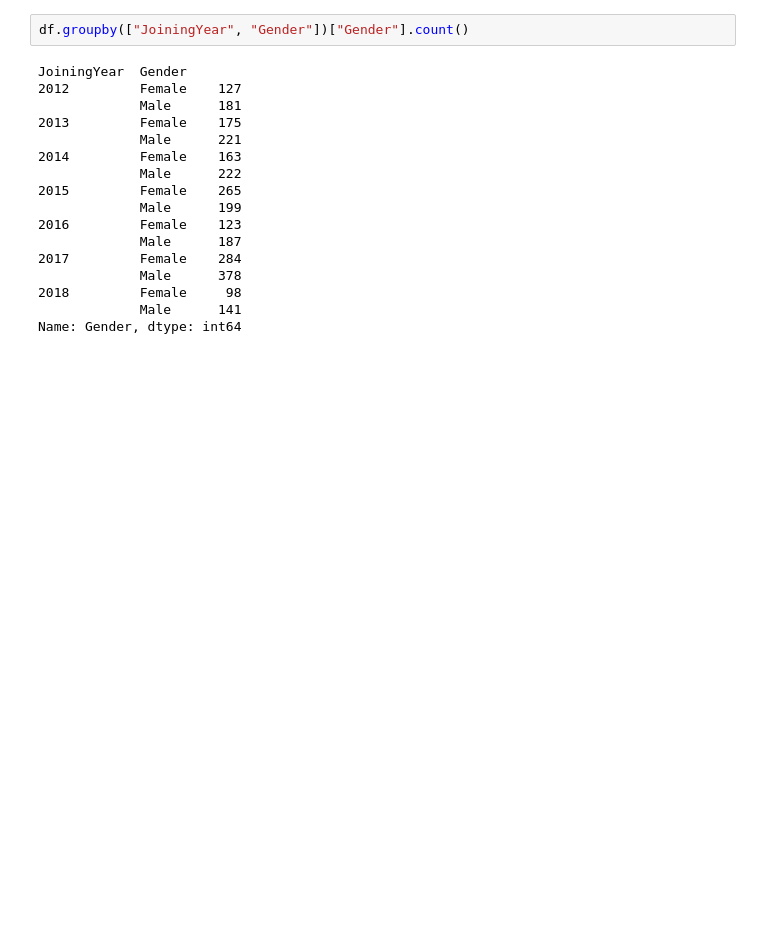
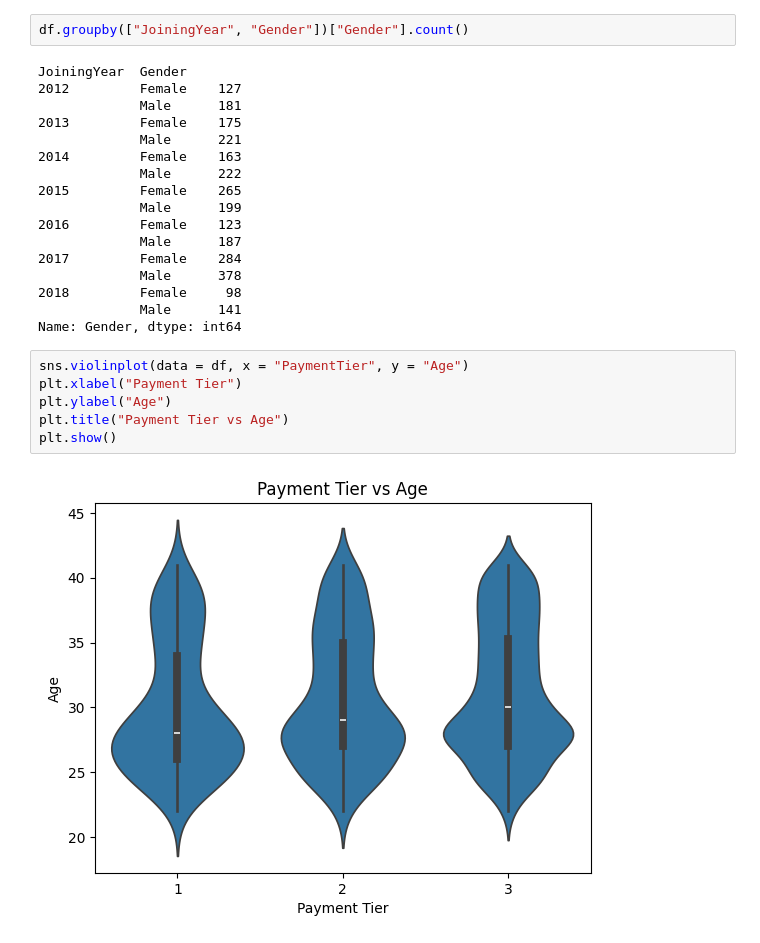
Before and after one commit to halchemylab/employee-classification-machine-learning-project, a Jupyter notebook: notebook.ipynb, the cells around one changed output. Cells and saved outputs as stored; diff of their text form; blank space fills up the shorter version.

Commit message:
- Did more exploratory graphs - In Progress

```diff
--- a/notebook.ipynb
+++ b/notebook.ipynb
@@ -183,3 +183,11 @@ JoiningYear  Gender
 2018         Female     98
              Male      141
 Name: Gender, dtype: int64
+# %%
+sns.violinplot(data = df, x = "PaymentTier", y = "Age")
+plt.xlabel("Payment Tier")
+plt.ylabel("Age")
+plt.title("Payment Tier vs Age")
+plt.show()
+# %% [output]
+[figure, added]
```
Also changed, not shown: parts of 8 cells of this notebook.
